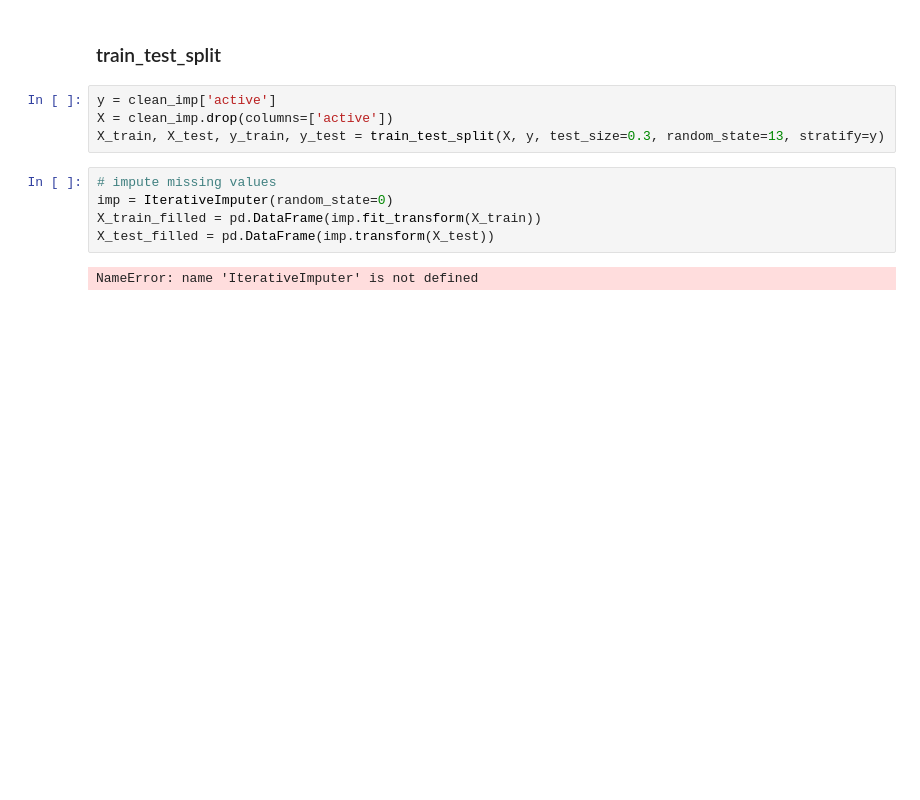
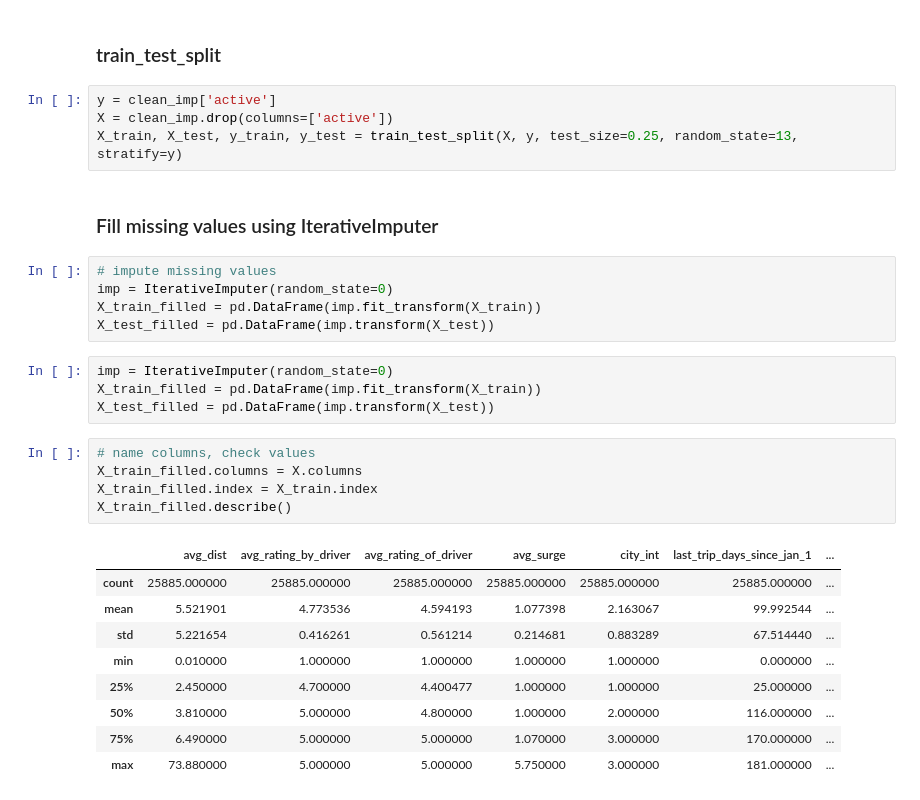
Before and after one commit to jslaga/SpringboardDSC, a Jupyter notebook: Take-Home_Challenges/Ultimate_Data_Challenge.ipynb, the cells around one changed output. Drawn from its saved outputs; the diff is of its cells as text; blank space fills up the shorter version.

```diff
--- a/Take-Home_Challenges/Ultimate_Data_Challenge.ipynb
+++ b/Take-Home_Challenges/Ultimate_Data_Challenge.ipynb
@@ -633,11 +641,30 @@ plt.show()
 # %%
 y = clean_imp['active']
 X = clean_imp.drop(columns=['active'])
-X_train, X_test, y_train, y_test = train_test_split(X, y, test_size=0.3, random_state=13, stratify=y)
+X_train, X_test, y_train, y_test = train_test_split(X, y, test_size=0.25, random_state=13, stratify=y)
+# %% [markdown]
+### Fill missing values using IterativeImputer
 # %%
 # impute missing values
 imp = IterativeImputer(random_state=0)
 X_train_filled = pd.DataFrame(imp.fit_transform(X_train))
 X_test_filled = pd.DataFrame(imp.transform(X_test))
-# %% [output]
-NameError: name 'IterativeImputer' is not defined
+# %%
+imp = IterativeImputer(random_state=0)
+X_train_filled = pd.DataFrame(imp.fit_transform(X_train))
+X_test_filled = pd.DataFrame(imp.transform(X_test))
+# %%
+# name columns, check values
+X_train_filled.columns = X.columns
+X_train_filled.index = X_train.index
+X_train_filled.describe()
+# %% [output]
+|  | avg_dist | avg_rating_by_driver | avg_rating_of_driver | avg_surge | city_int | last_trip_days_since_jan_1 | ... |
+| count | 25885.000000 | 25885.000000 | 25885.000000 | 25885.000000 | 25885.000000 | 25885.000000 | ... |
+| mean | 5.521901 | 4.773536 | 4.594193 | 1.077398 | 2.163067 | 99.992544 | ... |
+| std | 5.221654 | 0.416261 | 0.561214 | 0.214681 | 0.883289 | 67.514440 | ... |
+| min | 0.010000 | 1.000000 | 1.000000 | 1.000000 | 1.000000 | 0.000000 | ... |
+| 25% | 2.450000 | 4.700000 | 4.400477 | 1.000000 | 1.000000 | 25.000000 | ... |
+| 50% | 3.810000 | 5.000000 | 4.800000 | 1.000000 | 2.000000 | 116.000000 | ... |
+| 75% | 6.490000 | 5.000000 | 5.000000 | 1.070000 | 3.000000 | 170.000000 | ... |
+| max | 73.880000 | 5.000000 | 5.000000 | 5.750000 | 3.000000 | 181.000000 | ... |
```
Also changed, not shown: parts of 35 cells of this notebook.
